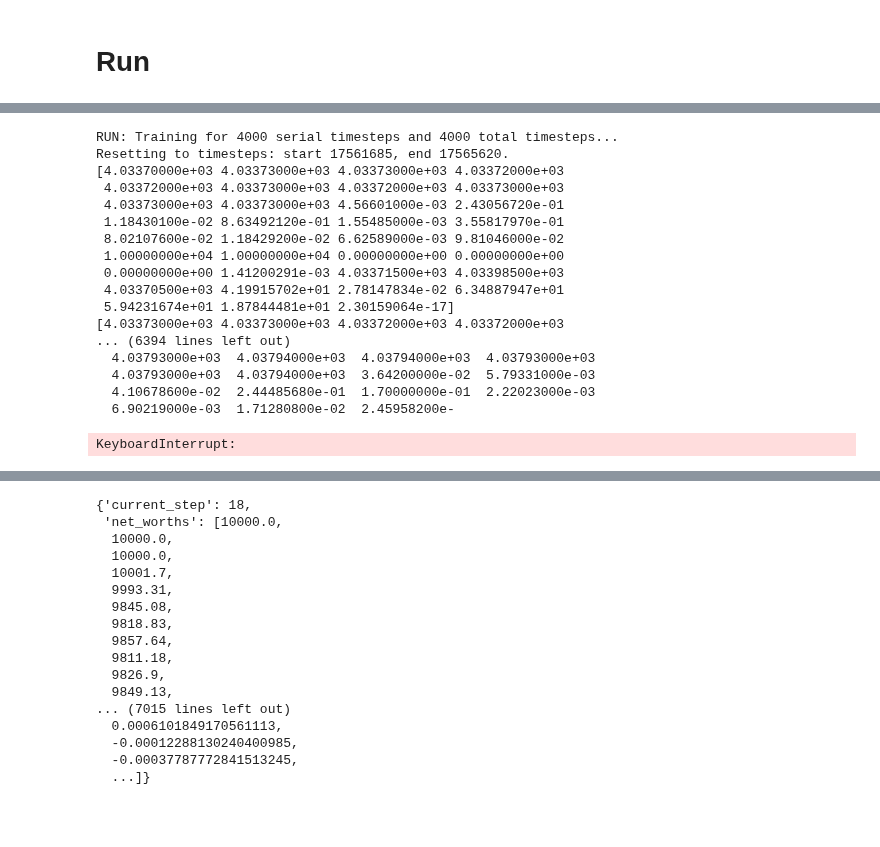
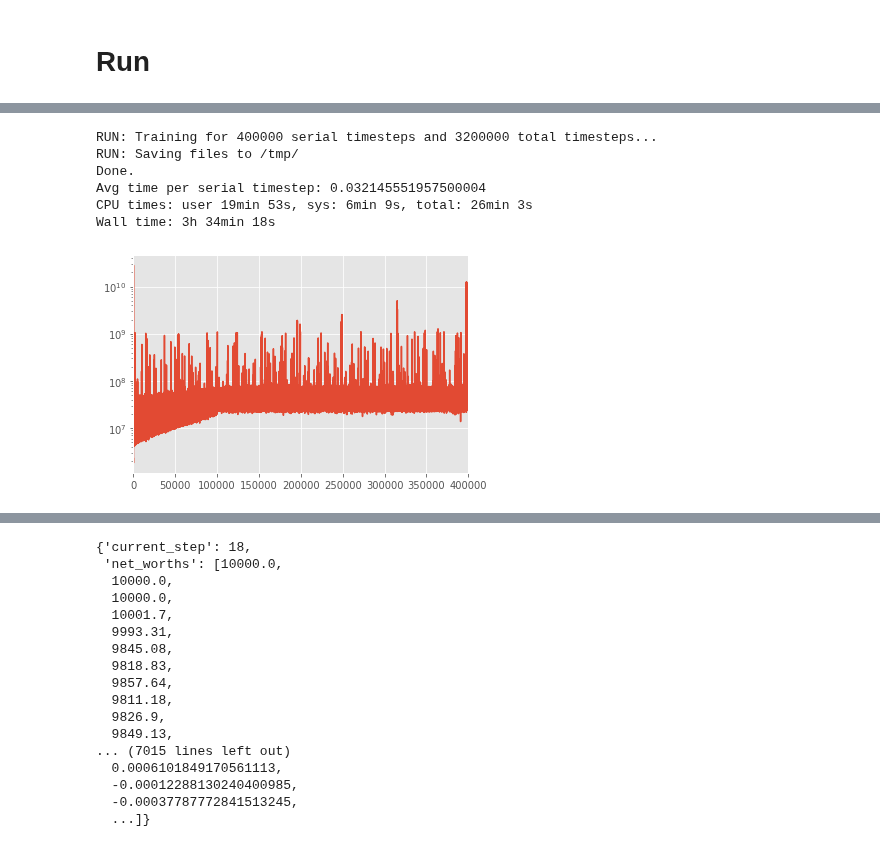
Before and after one commit to perjonasam/dunderbot, a Jupyter notebook: Playground.ipynb, the cells around one changed output, grey strips where cells are left out. Drawn from its saved outputs; the diff is of its cells as text; code cells hidden in the pictures; blank space fills up the shorter version.

```diff
--- a/Playground.ipynb
+++ b/Playground.ipynb
@@ -123,22 +104,20 @@ Wall time: 5.68 s
-# %%
-%%time
-model = run.train(env=env, logging=True)
-# %% [output]
-RUN: Training for 4000 serial timesteps and 4000 total timesteps...
-Resetting to timesteps: start 17561685, end 17565620.
-[4.03370000e+03 4.03373000e+03 4.03373000e+03 4.03372000e+03
- 4.03372000e+03 4.03373000e+03 4.03372000e+03 4.03373000e+03
- 4.03373000e+03 4.03373000e+03 4.56601000e-03 2.43056720e-01
- 1.18430100e-02 8.63492120e-01 1.55485000e-03 3.55817970e-01
- 8.02107600e-02 1.18429200e-02 6.62589000e-03 9.81046000e-02
- 1.00000000e+04 1.00000000e+04 0.00000000e+00 0.00000000e+00
- 0.00000000e+00 1.41200291e-03 4.03371500e+03 4.03398500e+03
- 4.03370500e+03 4.19915702e+01 2.78147834e-02 6.34887947e+01
- 5.94231674e+01 1.87844481e+01 2.30159064e-17]
-[4.03373000e+03 4.03373000e+03 4.03372000e+03 4.03372000e+03
-... (6394 lines left out)
-  4.03793000e+03  4.03794000e+03  4.03794000e+03  4.03793000e+03
-  4.03793000e+03  4.03794000e+03  3.64200000e-02  5.79331000e-03
-  4.10678600e-02  2.44485680e-01  1.70000000e-01  2.22023000e-03
-  6.90219000e-03  1.71280800e-02  2.45958200e-
-KeyboardInterrupt:
+# %%
+%%time
+serial_timesteps = 400000
+# EVERYTHING plus 8 cores
+past = datetime.now()
+model = run.train(env=env, serial_timesteps=serial_timesteps, logging=False)
+print(f'Avg time per serial timestep: {(datetime.now()-past).total_seconds()/serial_timesteps}')
+print(f'Avg time per total timestep: {(datetime.now()-past).total_seconds()/serial_timesteps/config.n_cpu}')
+#create_timedelta_and_plot(model=model)
+# %% [output]
+RUN: Training for 400000 serial timesteps and 3200000 total timesteps...
+RUN: Saving files to /tmp/
+Done.
+Avg time per serial timestep: 0.032145551957500004
+CPU times: user 19min 53s, sys: 6min 9s, total: 26min 3s
+Wall time: 3h 34min 18s
+# %%
+create_timedelta_and_plot(model=model)
+# %% [output]
+[figure, added]
```
Also changed, not shown: parts of 24 cells of this notebook, 8 other files.
